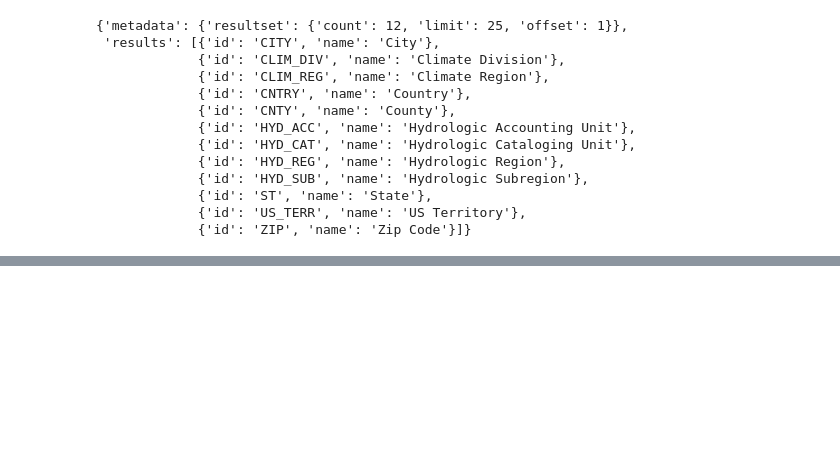
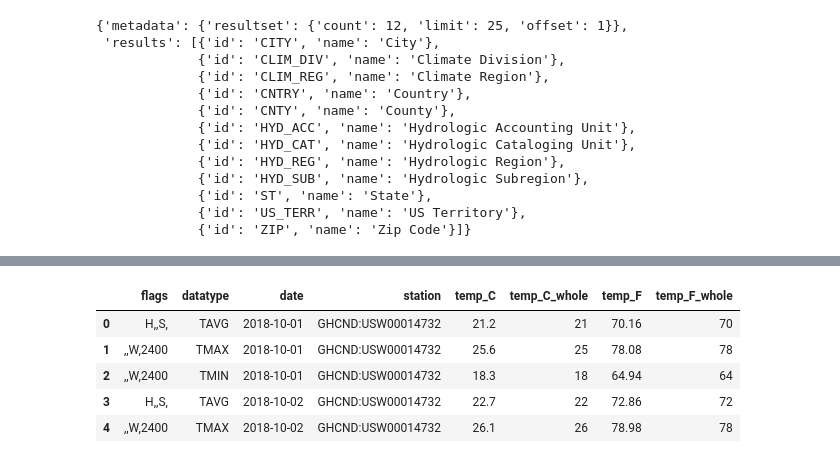
Before and after one commit to OfTheByteQuest/Data-Analytics-Learning-and-Projects, a Jupyter notebook: Chapter-3/Chapter-3.ipynb, the cells around one changed output, grey strips where cells are left out. Cells and saved outputs as stored; diff of their text form; code cells hidden in the pictures; blank space fills up the shorter version.

Commit message:
Learnt: 1. The most important functions to edit a dataframe: assign and astype 2. tz_localize, tz_convert, to_periods, to_timestamps, to_datetime 3. pd.Category 4. rename

```diff
--- a/Chapter-3/Chapter-3.ipynb
+++ b/Chapter-3/Chapter-3.ipynb
@@ -347,0 +583,7 @@ FILE
+# %%
+df = pd.read_csv("/content/Data-Analytics-Learning-and-Projects/Chapter-3/Data/nyc_temperatures.csv").rename(
+    columns={
+        'value': 'temp_C',
+        'attributes': 'flags'
+    }
+)
@@ -347,0 +630,7 @@ FILE
+# %%
+df = df.assign(
+    date = pd.to_datetime(df['date']),
+    temp_C_whole = df.temp_C.astype(np.int64),
+    temp_F = lambda x: (x.temp_C * 9/5) + 32,
+    temp_F_whole = lambda x: x.temp_F.astype(np.int64)
+)
@@ -347,0 +650,9 @@ FILE
+# %%
+df.head()
+# %% [output]
+|  | flags | datatype | date | station | temp_C | temp_C_whole | temp_F | temp_F_whole |
+| 0 | H,,S, | TAVG | 2018-10-01 | GHCND:USW00014732 | 21.2 | 21 | 70.16 | 70 |
+| 1 | ,,W,2400 | TMAX | 2018-10-01 | GHCND:USW00014732 | 25.6 | 25 | 78.08 | 78 |
+| 2 | ,,W,2400 | TMIN | 2018-10-01 | GHCND:USW00014732 | 18.3 | 18 | 64.94 | 64 |
+| 3 | H,,S, | TAVG | 2018-10-02 | GHCND:USW00014732 | 22.7 | 22 | 72.86 | 72 |
+| 4 | ,,W,2400 | TMAX | 2018-10-02 | GHCND:USW00014732 | 26.1 | 26 | 78.98 | 78 |
```
Also changed, not shown: parts of 39 cells of this notebook.
